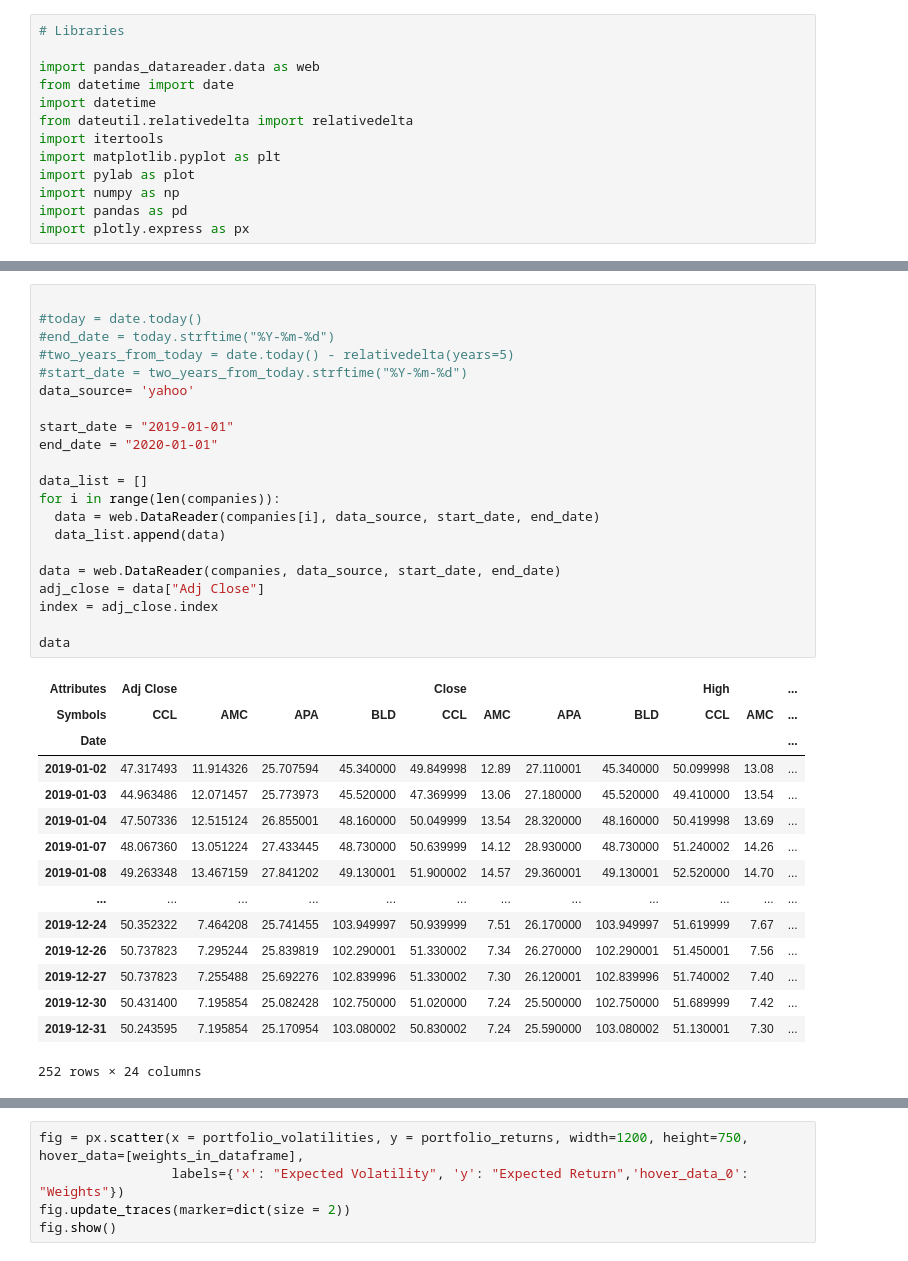
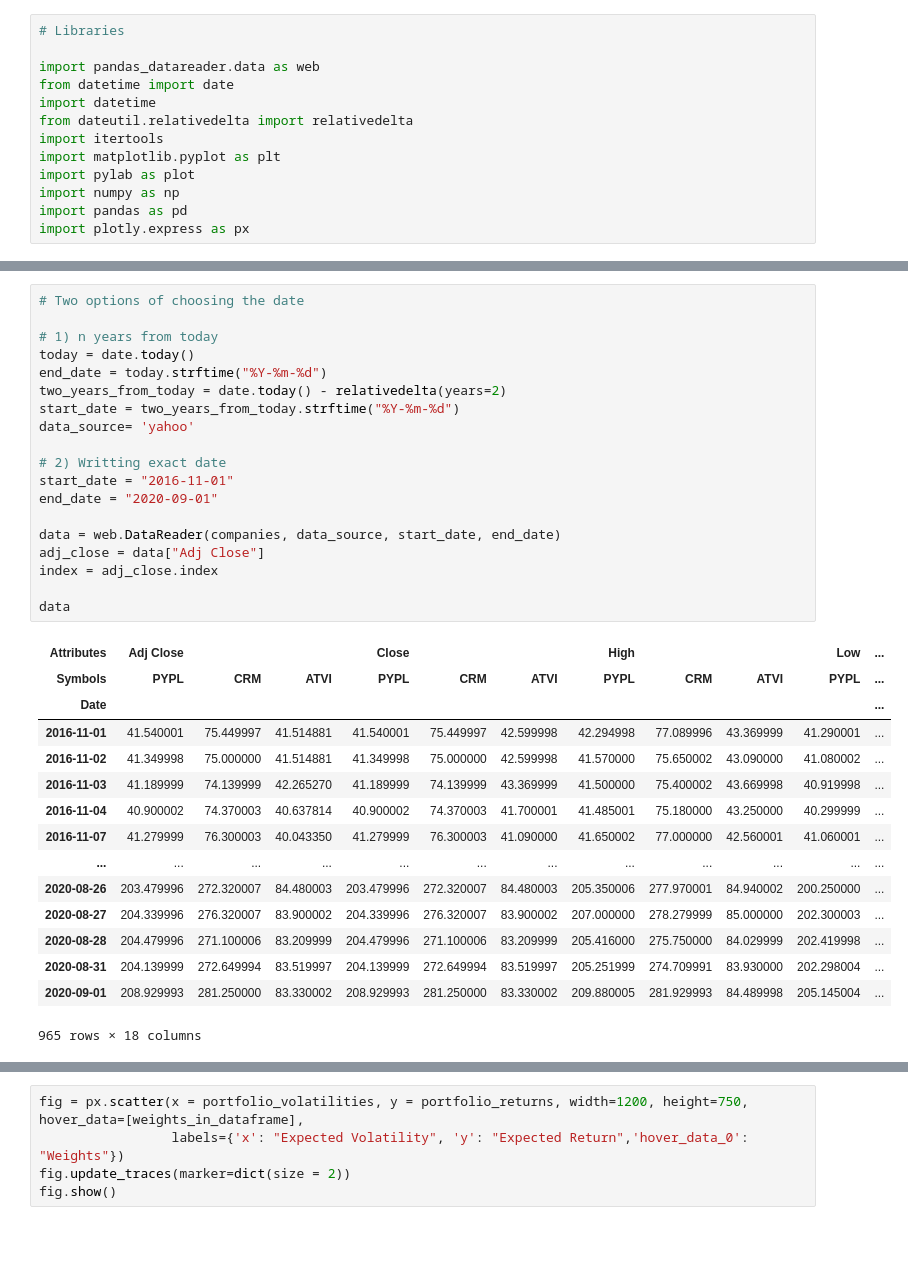
Before and after one commit to AdamSikorski/Markowitz-portfolio-model, a Jupyter notebook: Markowitz_model_newest_version.ipynb, the cells around one changed output, grey strips where cells are left out. Drawn from its saved outputs; the diff is of its cells as text.

```diff
--- a/Markowitz_model_newest_version.ipynb
+++ b/Markowitz_model_newest_version.ipynb
@@ -37,40 +36,38 @@ Type the shortname of the company (it must be searchable in yahoo finance):  BLD
 # %%
+# Two options of choosing the date
 
-#today = date.today()
-#end_date = today.strftime("%Y-%m-%d")
-#two_years_from_today = date.today() - relativedelta(years=5)
-#start_date = two_years_from_today.strftime("%Y-%m-%d")
+# 1) n years from today
+today = date.today()
+end_date = today.strftime("%Y-%m-%d")
+two_years_from_today = date.today() - relativedelta(years=2)
+start_date = two_years_from_today.strftime("%Y-%m-%d")
 data_source= 'yahoo'
 
-start_date = "2019-01-01"
-end_date = "2020-01-01"
-
-data_list = []
-for i in range(len(companies)):
-  data = web.DataReader(companies[i], data_source, start_date, end_date)
-  data_list.append(data)
+# 2) Writting exact date
+start_date = "2016-11-01"
+end_date = "2020-09-01"
 
 data = web.DataReader(companies, data_source, start_date, end_date)
 adj_close = data["Adj Close"]
 index = adj_close.index
 
 data
 # %% [output]
-| Attributes | Adj Close |  |  |  | Close |  |  |  | High |  | ... |
-| Symbols | CCL | AMC | APA | BLD | CCL | AMC | APA | BLD | CCL | AMC | ... |
+| Attributes | Adj Close |  |  | Close |  |  | High |  |  | Low | ... |
+| Symbols | PYPL | CRM | ATVI | PYPL | CRM | ATVI | PYPL | CRM | ATVI | PYPL | ... |
 | Date |  |  |  |  |  |  |  |  |  |  | ... |
-| 2019-01-02 | 47.317493 | 11.914326 | 25.707594 | 45.340000 | 49.849998 | 12.89 | 27.110001 | 45.340000 | 50.099998 | 13.08 | ... |
-| 2019-01-03 | 44.963486 | 12.071457 | 25.773973 | 45.520000 | 47.369999 | 13.06 | 27.180000 | 45.520000 | 49.410000 | 13.54 | ... |
-| 2019-01-04 | 47.507336 | 12.515124 | 26.855001 | 48.160000 | 50.049999 | 13.54 | 28.320000 | 48.160000 | 50.419998 | 13.69 | ... |
-| 2019-01-07 | 48.067360 | 13.051224 | 27.433445 | 48.730000 | 50.639999 | 14.12 | 28.930000 | 48.730000 | 51.240002 | 14.26 | ... |
-| 2019-01-08 | 49.263348 | 13.467159 | 27.841202 | 49.130001 | 51.900002 | 14.57 | 29.360001 | 49.130001 | 52.520000 | 14.70 | ... |
+| 2016-11-01 | 41.540001 | 75.449997 | 41.514881 | 41.540001 | 75.449997 | 42.599998 | 42.294998 | 77.089996 | 43.369999 | 41.290001 | ... |
+| 2016-11-02 | 41.349998 | 75.000000 | 41.514881 | 41.349998 | 75.000000 | 42.599998 | 41.570000 | 75.650002 | 43.090000 | 41.080002 | ... |
+| 2016-11-03 | 41.189999 | 74.139999 | 42.265270 | 41.189999 | 74.139999 | 43.369999 | 41.500000 | 75.400002 | 43.669998 | 40.919998 | ... |
+| 2016-11-04 | 40.900002 | 74.370003 | 40.637814 | 40.900002 | 74.370003 | 41.700001 | 41.485001 | 75.180000 | 43.250000 | 40.299999 | ... |
+| 2016-11-07 | 41.279999 | 76.300003 | 40.043350 | 41.279999 | 76.300003 | 41.090000 | 41.650002 | 77.000000 | 42.560001 | 41.060001 | ... |
 | ... | ... | ... | ... | ... | ... | ... | ... | ... | ... | ... | ... |
-| 2019-12-24 | 50.352322 | 7.464208 | 25.741455 | 103.949997 | 50.939999 | 7.51 | 26.170000 | 103.949997 | 51.619999 | 7.67 | ... |
-| 2019-12-26 | 50.737823 | 7.295244 | 25.839819 | 102.290001 | 51.330002 | 7.34 | 26.270000 | 102.290001 | 51.450001 | 7.56 | ... |
-| 2019-12-27 | 50.737823 | 7.255488 | 25.692276 | 102.839996 | 51.330002 | 7.30 | 26.120001 | 102.839996 | 51.740002 | 7.40 | ... |
-| 2019-12-30 | 50.431400 | 7.195854 | 25.082428 | 102.750000 | 51.020000 | 7.24 | 25.500000 | 102.750000 | 51.689999 | 7.42 | ... |
-| 2019-12-31 | 50.243595 | 7.195854 | 25.170954 | 103.080002 | 50.830002 | 7.24 | 25.590000 | 103.080002 | 51.130001 | 7.30 | ... |
+| 2020-08-26 | 203.479996 | 272.320007 | 84.480003 | 203.479996 | 272.320007 | 84.480003 | 205.350006 | 277.970001 | 84.940002 | 200.250000 | ... |
+| 2020-08-27 | 204.339996 | 276.320007 | 83.900002 | 204.339996 | 276.320007 | 83.900002 | 207.000000 | 278.279999 | 85.000000 | 202.300003 | ... |
+| 2020-08-28 | 204.479996 | 271.100006 | 83.209999 | 204.479996 | 271.100006 | 83.209999 | 205.416000 | 275.750000 | 84.029999 | 202.419998 | ... |
+| 2020-08-31 | 204.139999 | 272.649994 | 83.519997 | 204.139999 | 272.649994 | 83.519997 | 205.251999 | 274.709991 | 83.930000 | 202.298004 | ... |
+| 2020-09-01 | 208.929993 | 281.250000 | 83.330002 | 208.929993 | 281.250000 | 83.330002 | 209.880005 | 281.929993 | 84.489998 | 205.145004 | ... |
-252 rows × 24 columns
+965 rows × 18 columns
 # %%
 
 params = {'legend.fontsize': 13, 'legend.handlelength': 2}
```
Also changed, not shown: parts of 11 cells of this notebook.
